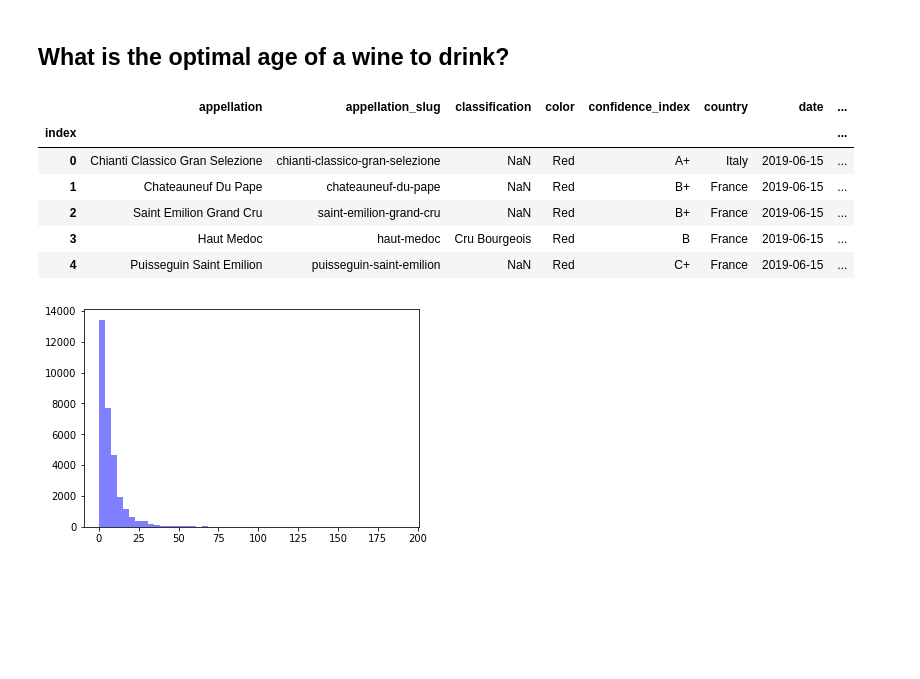
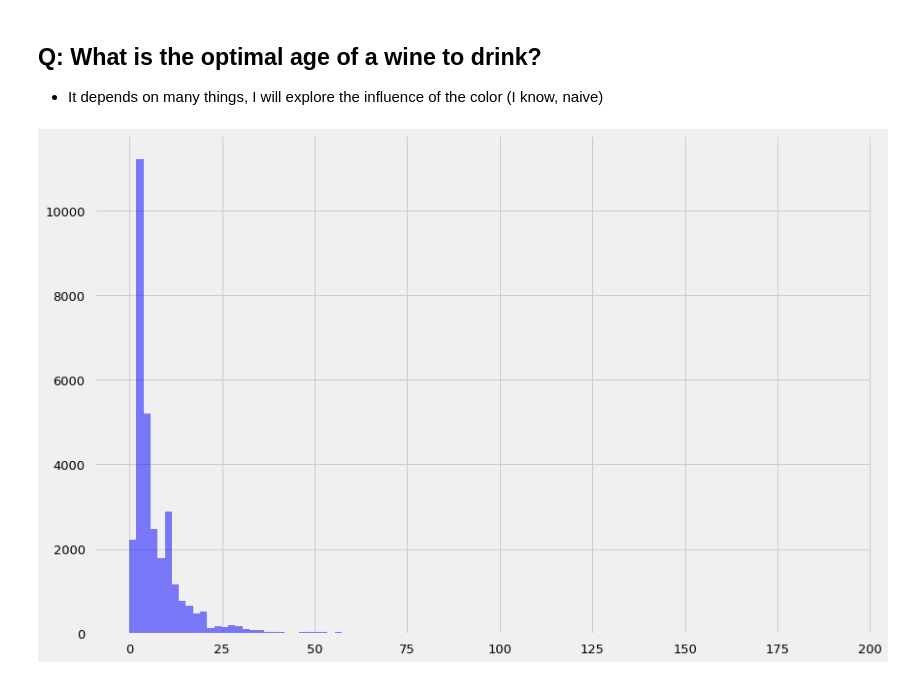
Before and after one commit to romeroaj/Project-Snake, a Jupyter notebook: charting_marek.ipynb, the cells around one changed output. Cells and saved outputs as stored; diff of their text form; code cells hidden in the pictures; blank space fills up the shorter version.

```diff
--- a/charting_marek.ipynb
+++ b/charting_marek.ipynb
@@ -5,2 +6,7 @@ import matplotlib.pyplot as plt
 import csv
+# %%
+import matplotlib.style as style
+style.use('seaborn-poster') #sets the size of the charts
+sns.set_context('talk') #sets the size of the fonts (apparently optimal for presenting)
+style.use('fivethirtyeight') #sets the style of the charts
 # %%
@@ -37,2 +48,3 @@ sns.jointplot(x=df["journalist_count"], y=df["score"], kind='kde')
 # %% [markdown]
-## What is the optimal age of a wine to drink?
+## Q: What is the optimal age of a wine to drink?
+* It depends on many things, I will explore the influence of the color (I know, naive)
@@ -41,20 +51,12 @@ import datetime
 # %%
+# adding age of wine to the dataset
 df['year'] = pd.to_numeric(df['date'].str[:4])
 df['age'] = df['year'] - df['vintage']
-df.head()
+# df.head()
-# %% [output]
-|  | appellation | appellation_slug | classification | color | confidence_index | country | date | ... |
-| index |  |  |  |  |  |  |  | ... |
-| 0 | Chianti Classico Gran Selezione | chianti-classico-gran-selezione | NaN | Red | A+ | Italy | 2019-06-15 | ... |
-| 1 | Chateauneuf Du Pape | chateauneuf-du-pape | NaN | Red | B+ | France | 2019-06-15 | ... |
-| 2 | Saint Emilion Grand Cru | saint-emilion-grand-cru | NaN | Red | B+ | France | 2019-06-15 | ... |
-| 3 | Haut Medoc | haut-medoc | Cru Bourgeois | Red | B | France | 2019-06-15 | ... |
-| 4 | Puisseguin Saint Emilion | puisseguin-saint-emilion | NaN | Red | C+ | France | 2019-06-15 | ... |
 # %%
-# see the distribution of ages at what
-
-num_bins = 50
+# see the distribution of the ages by the time the wine is being reviewed and rated by the journalist/critic
+num_bins = 100
 n, bins, patches = plt.hist(df['age'], num_bins, facecolor='blue', alpha=0.5)
 plt.show()
 # %% [output]
-[figure, old version]
+[figure, new version]
```
Also changed, not shown: parts of 14 cells of this notebook.
